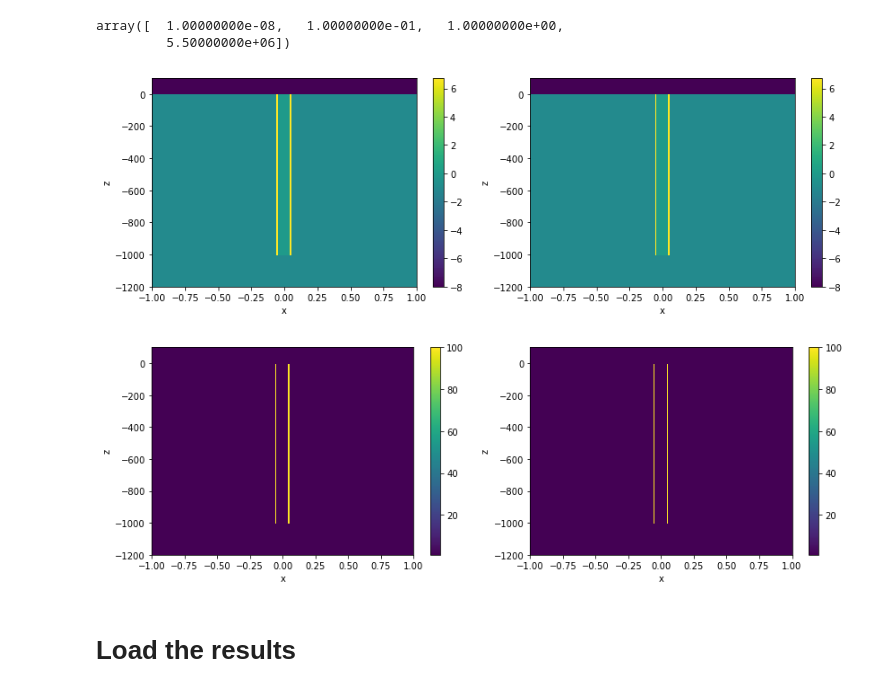
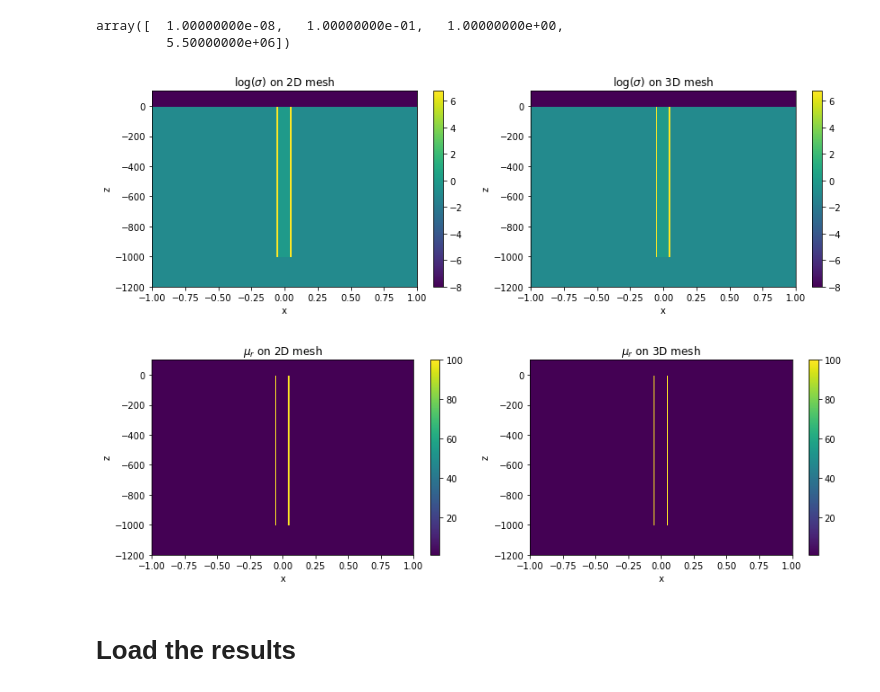
Before and after one commit to simpeg-research/casingSimulations, a Jupyter notebook: notebooks/casing3D/Impacts_of_cyl_symmetry_downhole_casing_multifreq.ipynb, the cells around one changed output. Drawn from its saved outputs; the diff is of its cells as text; code cells hidden in the pictures.

```diff
--- a/notebooks/casing3D/Impacts_of_cyl_symmetry_downhole_casing_multifreq.ipynb
+++ b/notebooks/casing3D/Impacts_of_cyl_symmetry_downhole_casing_multifreq.ipynb
@@ -132,22 +132,24 @@ array([  1.00000000e-08,   1.00000000e-01,   1.00000000e+00,
 # %%
 xlim = [-1., 1]
 ylim = [-1200., 100.]
 fig, ax = plt.subplots(1, 2, figsize=(12, 4))
 plt.colorbar(
     mesh2D.plotImage(np.log10(physprops2D.sigma), ax=ax[0], mirror=True)[0], ax=ax[0]
 )
 ax[0].set_xlim(xlim)
 ax[0].set_ylim(ylim)
+ax[0].set_title('$\log(\sigma)$ on 2D mesh')
 
 sigmaplt = physprops3D.sigma.reshape(mesh3D.vnC, order='F')
 
 plt.colorbar(mesh2D.plotImage(np.log10(utils.mkvc(sigmaplt[:,0,:])), ax=ax[1], mirror=True)[0], ax=ax[1])
 ax[1].set_xlim(xlim)
 ax[1].set_ylim(ylim)
+ax[1].set_title('$\log(\sigma)$ on 3D mesh')
 
 plt.tight_layout()
 # %% [output]
-[figure, old version]
+[figure, new version]
 # %%
 xlim = [-1., 1]
 ylim = [-1200., 100.]
@@ -157,16 +159,18 @@ plt.colorbar(
 )
 ax[0].set_xlim(xlim)
 ax[0].set_ylim(ylim)
+ax[0].set_title('$\mu_r$ on 2D mesh')
 
 murplt = physprops3D.mur.reshape(mesh3D.vnC, order='F')
 
 plt.colorbar(mesh2D.plotImage(utils.mkvc(murplt[:,0,:]), ax=ax[1], mirror=True)[0], ax=ax[1])
 ax[1].set_xlim(xlim)
 ax[1].set_ylim(ylim)
+ax[1].set_title('$\mu_r$ on 3D mesh')
 
 plt.tight_layout()
 # %% [output]
-[figure, old version]
+[figure, new version]
 # %% [markdown]
 # Load the results
 # %%
```
Also changed, not shown: 1 other file.
